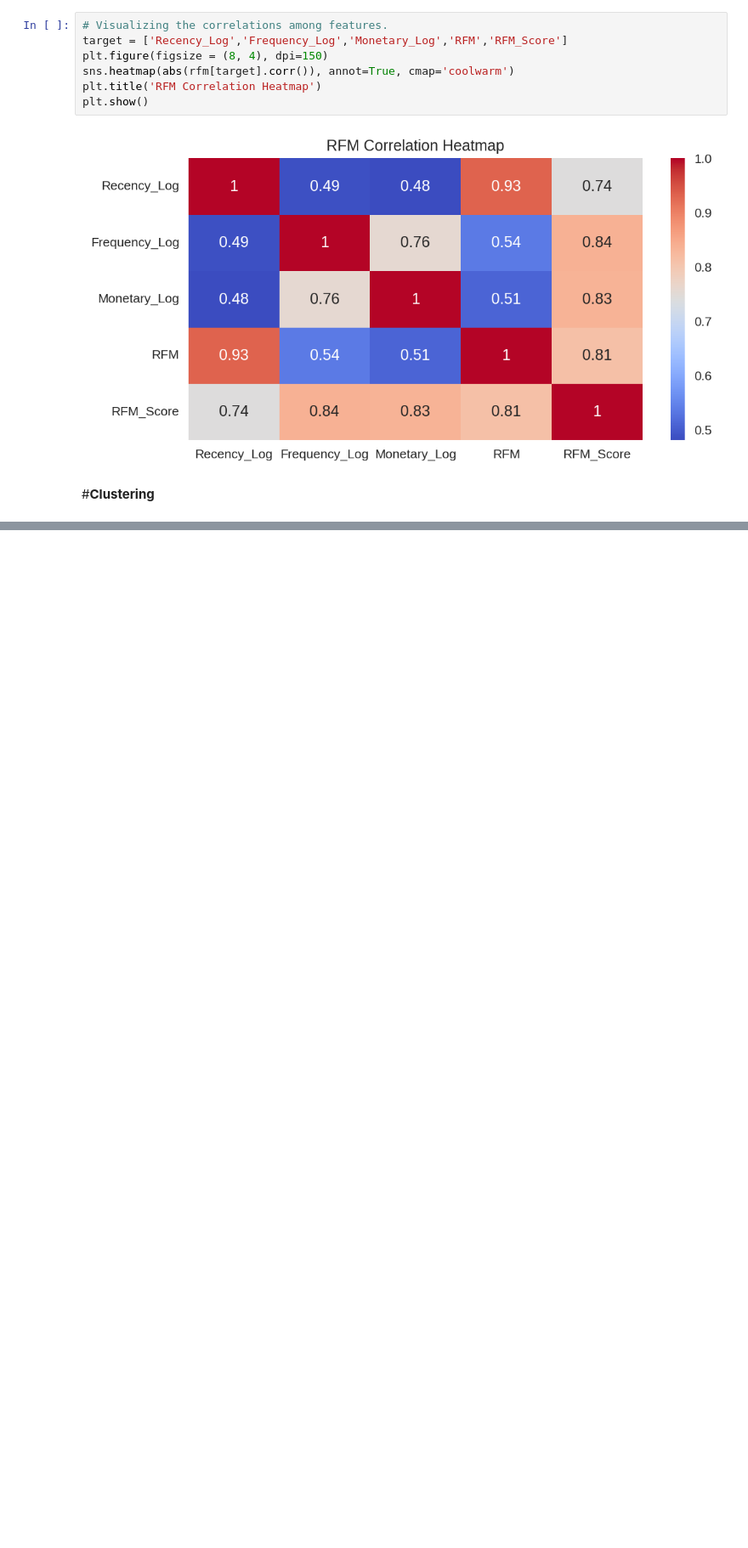
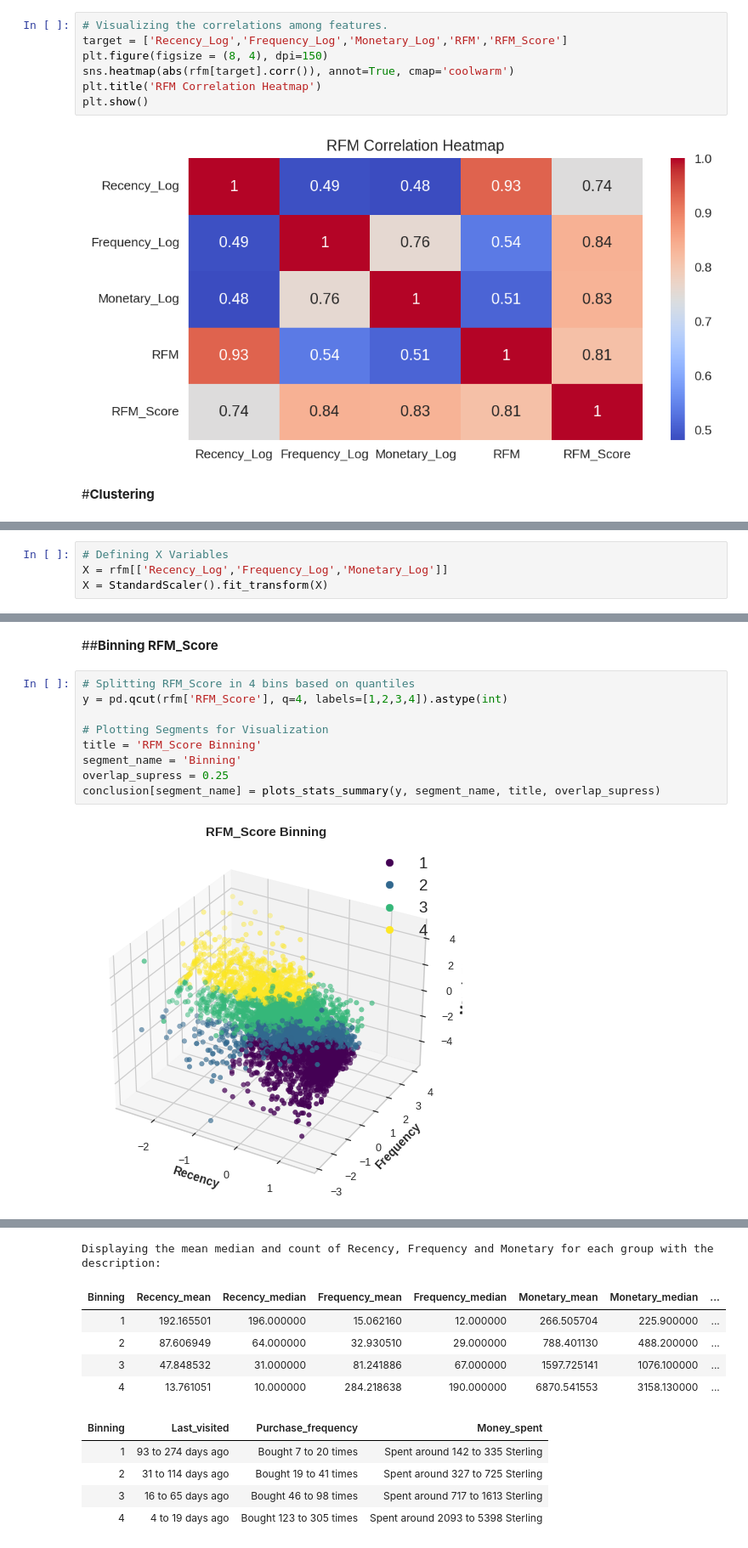
Before and after one commit to PrashantShrivastava1612/Online-Retail-Customer-Segmentation, a Jupyter notebook: Online_Retail_Customer_Segmentation.ipynb, the cells around one changed output, grey strips where cells are left out. Shown at 85% size. Drawn from its saved outputs; the diff is of its cells as text; blank space fills up the shorter version.

```diff
--- a/Online_Retail_Customer_Segmentation.ipynb
+++ b/Online_Retail_Customer_Segmentation.ipynb
@@ -606,0 +609,4 @@ plt.show()
+# %%
+# Defining X Variables
+X = rfm[['Recency_Log','Frequency_Log','Monetary_Log']]
+X = StandardScaler().fit_transform(X)
@@ -606,0 +703,13 @@ plt.show()
+# %% [markdown]
+##**Binning RFM_Score**
+# %%
+# Splitting RFM_Score in 4 bins based on quantiles
+y = pd.qcut(rfm['RFM_Score'], q=4, labels=[1,2,3,4]).astype(int)
+
+# Plotting Segments for Visualization
+title = 'RFM_Score Binning'
+segment_name = 'Binning'
+overlap_supress = 0.25
+conclusion[segment_name] = plots_stats_summary(y, segment_name, title, overlap_supress)
+# %% [output]
+[figure, added]
@@ -606,0 +717,11 @@ plt.show()
+Displaying the mean median and count of Recency, Frequency and Monetary for each group with the description:
+| Binning | Recency_mean | Recency_median | Frequency_mean | Frequency_median | Monetary_mean | Monetary_median | ... |
+| 1 | 192.165501 | 196.000000 | 15.062160 | 12.000000 | 266.505704 | 225.900000 | ... |
+| 2 | 87.606949 | 64.000000 | 32.930510 | 29.000000 | 788.401130 | 488.200000 | ... |
+| 3 | 47.848532 | 31.000000 | 81.241886 | 67.000000 | 1597.725141 | 1076.100000 | ... |
+| 4 | 13.761051 | 10.000000 | 284.218638 | 190.000000 | 6870.541553 | 3158.130000 | ... |
+| Binning | Last_visited | Purchase_frequency | Money_spent |
+| 1 | 93 to 274 days ago | Bought 7 to 20 times | Spent around 142 to 335 Sterling |
+| 2 | 31 to 114 days ago | Bought 19 to 41 times | Spent around 327 to 725 Sterling |
+| 3 | 16 to 65 days ago | Bought 46 to 98 times | Spent around 717 to 1613 Sterling |
+| 4 | 4 to 19 days ago | Bought 123 to 305 times | Spent around 2093 to 5398 Sterling |
```
Also changed, not shown: parts of 13 cells of this notebook.
